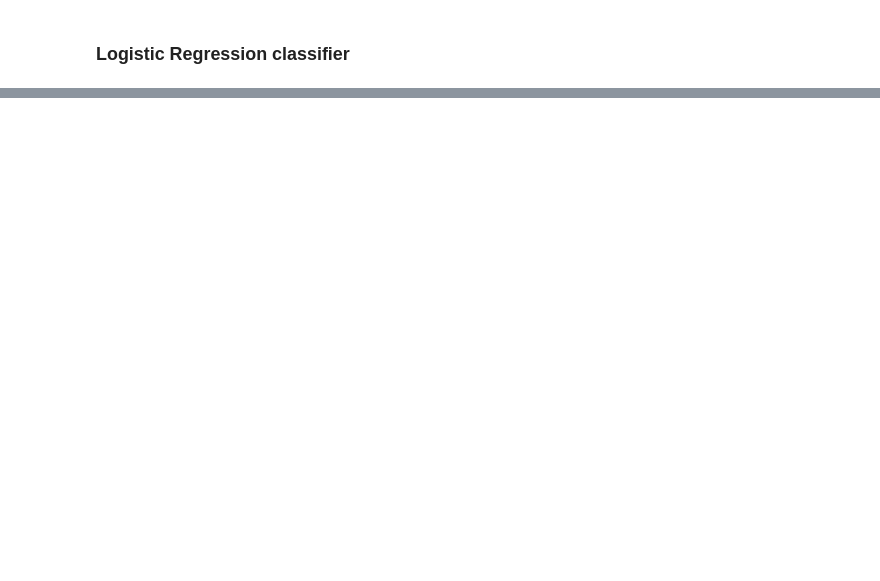
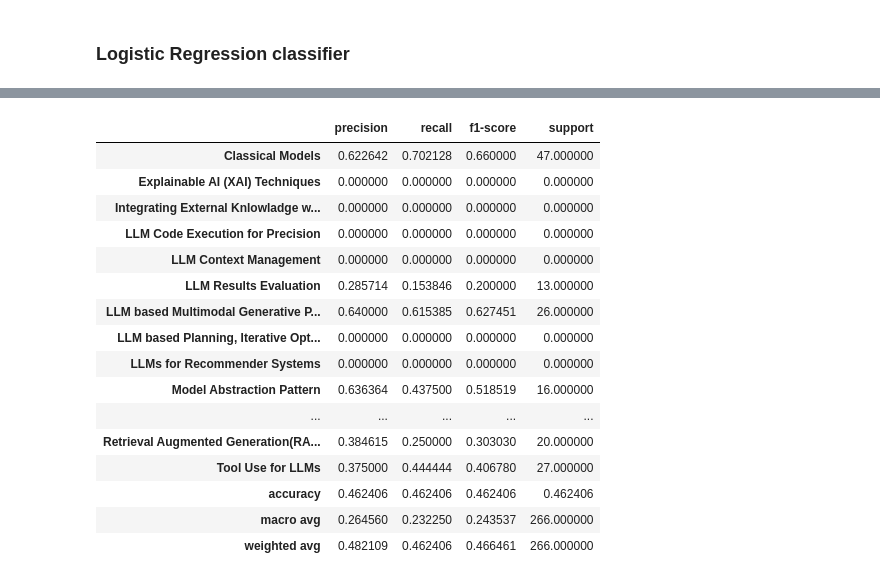
Before and after one commit to HasinthakaPiyumal/AI-Pattern-Mining-Project, a Jupyter notebook: notebooks/3.1.2 Classification Model Developent - II.ipynb, the cells around one changed output, grey strips where cells are left out. Cells and saved outputs as stored; diff of their text form; code cells hidden in the pictures; blank space fills up the shorter version.

```diff
--- a/notebooks/3.1.2 Classification Model Developent - II.ipynb
+++ b/notebooks/3.1.2 Classification Model Developent - II.ipynb
@@ -411,0 +568,22 @@ joblib.dump(label_encoder, ARTIFACT_DIR / "label_encoder.joblib")
+# %%
+def get_prediction_trained(row):
+    high_prob = row.max()
+    max_class = row.idxmax()
+    if float(best_df['Class Threshold'][max_class]) <= float(high_prob):
+        return max_class
+    return "Other"
+
+
+def classify_trained(data):
+    y_true = data['pattern'].fillna('None Type')
+    y_pred = data.drop('pattern', axis=1).apply(get_prediction_trained, axis=1)
+    print(f"pricision:{precision} recall:{recall} f1:{f1}")
+    display(y_pred.value_counts())
+    report = classification_report(y_true, y_pred, output_dict=True, zero_division=0)
+    macro = report['macro avg']
+    report_df = pd.DataFrame(report).T
+    return macro['precision'], macro['recall'], macro['f1-score'],report_df
+
+precision, recall, f1, report_df = classify_trained(dist)
+print(f"Precision: {precision}, Recall: {recall}, F1-Score: {f1}")
+with_threshold_report = report_df.T
@@ -411,0 +621,19 @@ joblib.dump(label_encoder, ARTIFACT_DIR / "label_encoder.joblib")
+# %%
+def get_prediction_no_threshold(row):
+    max_class = row.idxmax()
+    return max_class
+
+
+def classify_trained_no_threshold(data):
+    y_true = data['pattern'].fillna('None Type')
+    y_pred = data.drop('pattern', axis=1).apply(get_prediction_no_threshold, axis=1)
+    print(y_true)
+    print(y_pred)
+    report = classification_report(y_true, y_pred, output_dict=True, zero_division=0)
+    macro = report['macro avg']
+    report_df = pd.DataFrame(report).T
+    return macro['precision'], macro['recall'], macro['f1-score'],report_df
+
+precision, recall, f1, report_df = classify_trained_no_threshold(dist)
+print(f"Precision: {precision}, Recall: {recall}, F1-Score: {f1}")
+without_threshold_report = report_df.T
@@ -411,0 +658,20 @@ joblib.dump(label_encoder, ARTIFACT_DIR / "label_encoder.joblib")
+# %%
+report_df
+# %% [output]
+|  | precision | recall | f1-score | support |
+| Classical Models | 0.622642 | 0.702128 | 0.660000 | 47.000000 |
+| Explainable AI (XAI) Techniques | 0.000000 | 0.000000 | 0.000000 | 0.000000 |
+| Integrating External Knlowladge w... | 0.000000 | 0.000000 | 0.000000 | 0.000000 |
+| LLM Code Execution for Precision | 0.000000 | 0.000000 | 0.000000 | 0.000000 |
+| LLM Context Management | 0.000000 | 0.000000 | 0.000000 | 0.000000 |
+| LLM Results Evaluation | 0.285714 | 0.153846 | 0.200000 | 13.000000 |
+| LLM based Multimodal Generative P... | 0.640000 | 0.615385 | 0.627451 | 26.000000 |
+| LLM based Planning, Iterative Opt... | 0.000000 | 0.000000 | 0.000000 | 0.000000 |
+| LLMs for Recommender Systems | 0.000000 | 0.000000 | 0.000000 | 0.000000 |
+| Model Abstraction Pattern | 0.636364 | 0.437500 | 0.518519 | 16.000000 |
+| ... | ... | ... | ... | ... |
+| Retrieval Augmented Generation(RA... | 0.384615 | 0.250000 | 0.303030 | 20.000000 |
+| Tool Use for LLMs | 0.375000 | 0.444444 | 0.406780 | 27.000000 |
+| accuracy | 0.462406 | 0.462406 | 0.462406 | 0.462406 |
+| macro avg | 0.264560 | 0.232250 | 0.243537 | 266.000000 |
+| weighted avg | 0.482109 | 0.462406 | 0.466461 | 266.000000 |
```
Also changed, not shown: parts of 35 cells of this notebook, 1 other file.
